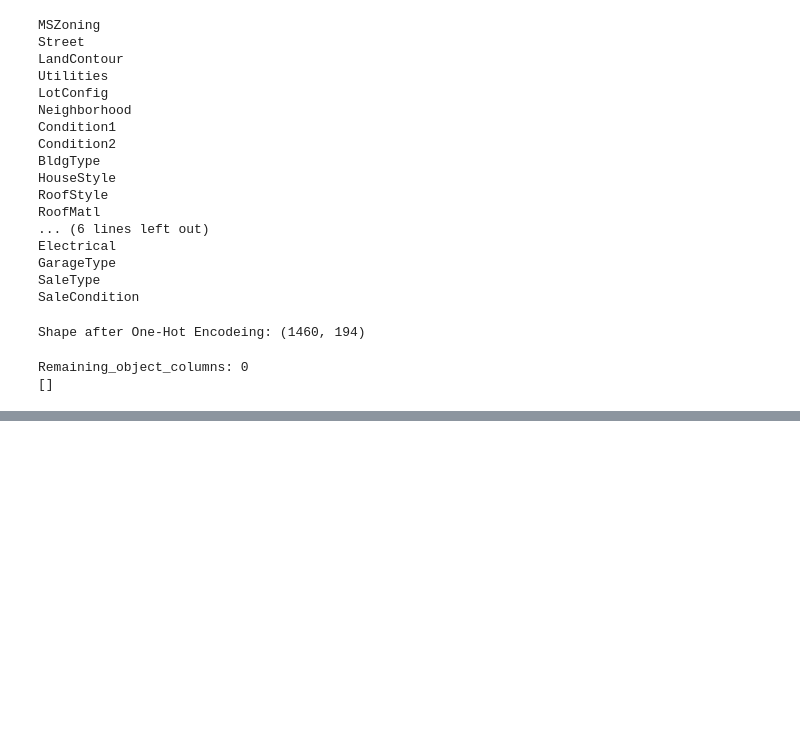
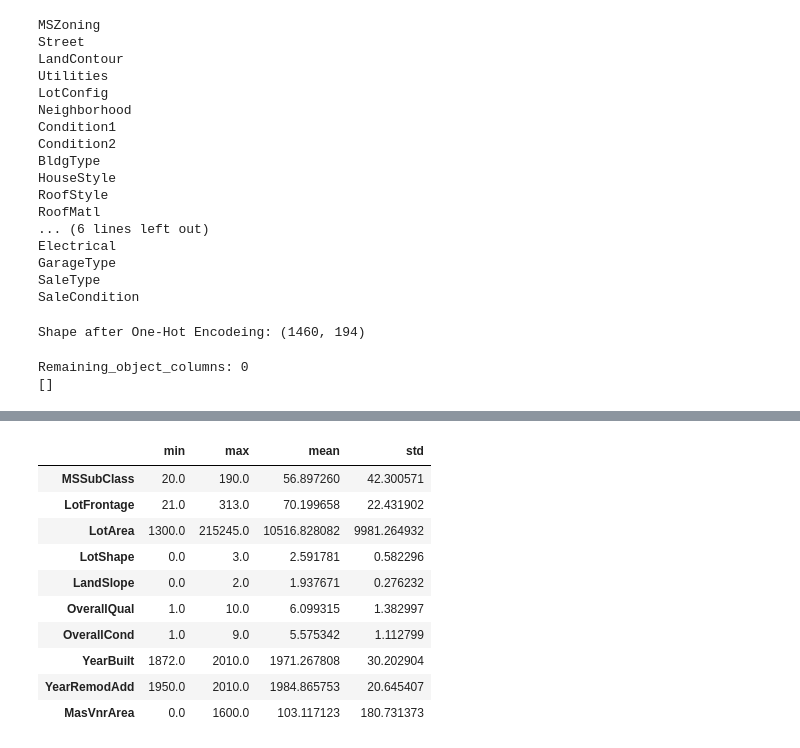
Before and after one commit to pawarsakshi6080-cloud/house-price-prediction-, a Jupyter notebook: notebook/house_price_prediction.ipynb, the cells around one changed output, grey strips where cells are left out. Drawn from its saved outputs; the diff is of its cells as text; code cells hidden in the pictures; blank space fills up the shorter version.

Commit message:
Apply feature scaling to numerical features

```diff
--- a/notebook/house_price_prediction.ipynb
+++ b/notebook/house_price_prediction.ipynb
@@ -687,0 +770,11 @@ Remaining_object_columns: 0
+# %%
+# Identify non-binary numerical columns
+
+non_binary_cols = [
+    col for col in X.columns
+    if X[col].nunique() > 2
+]
+print("Number of non-binary columns:",len(non_binary_cols))
+print("\nNon-binary columns:")
+for col in non_binary_cols:
+    print(col)
@@ -687,0 +929,5 @@ Remaining_object_columns: 0
+# %%
+# display all non-binary numerical columns
+pd.set_option('display.max_rows',None)
+scale_check = X[non_binary_cols].describe().T[['min','max','mean','std']]
+print(scale_check)
@@ -687,0 +952,16 @@ Remaining_object_columns: 0
+# %%
+pd.reset_option('display.max_rows')
+# %%
+display(scale_check.iloc[0:10])
+# %% [output]
+|  | min | max | mean | std |
+| MSSubClass | 20.0 | 190.0 | 56.897260 | 42.300571 |
+| LotFrontage | 21.0 | 313.0 | 70.199658 | 22.431902 |
+| LotArea | 1300.0 | 215245.0 | 10516.828082 | 9981.264932 |
+| LotShape | 0.0 | 3.0 | 2.591781 | 0.582296 |
+| LandSlope | 0.0 | 2.0 | 1.937671 | 0.276232 |
+| OverallQual | 1.0 | 10.0 | 6.099315 | 1.382997 |
+| OverallCond | 1.0 | 9.0 | 5.575342 | 1.112799 |
+| YearBuilt | 1872.0 | 2010.0 | 1971.267808 | 30.202904 |
+| YearRemodAdd | 1950.0 | 2010.0 | 1984.865753 | 20.645407 |
+| MasVnrArea | 0.0 | 1600.0 | 103.117123 | 180.731373 |
```
Also changed, not shown: parts of 30 cells of this notebook.
